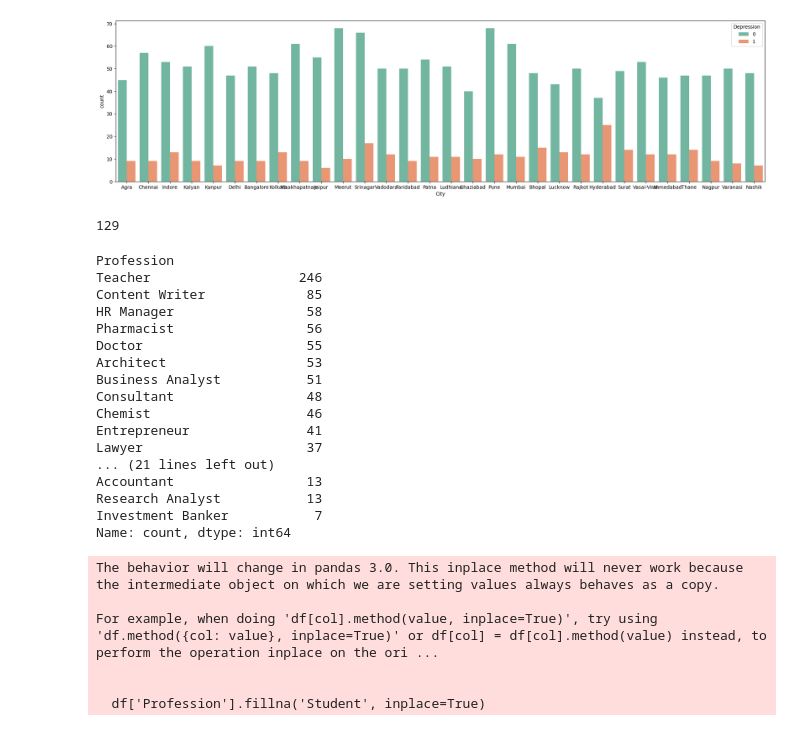
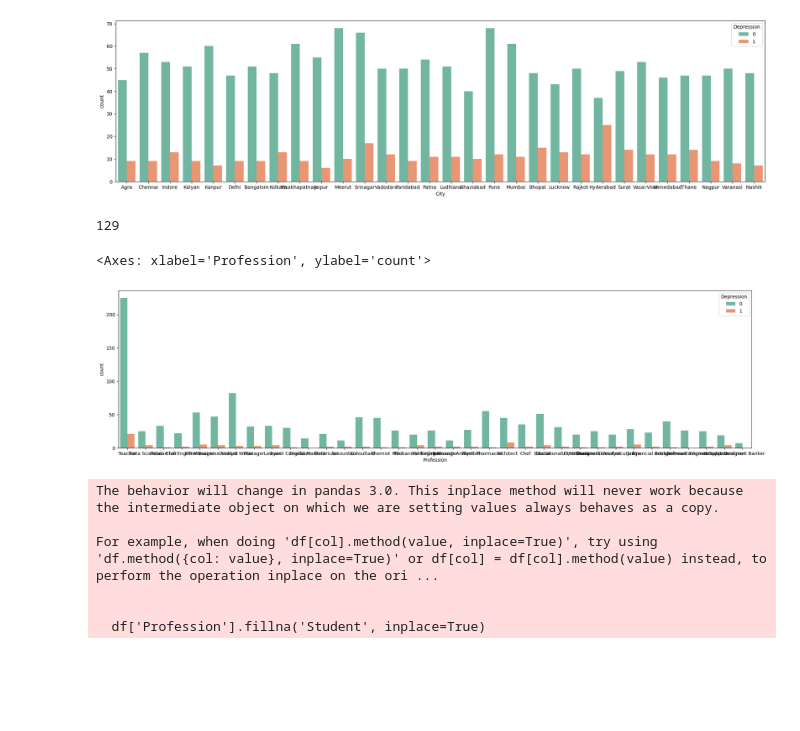
Before and after one commit to zgjhz/ai-fundamentals-hw, a Jupyter notebook: mental_health/main.ipynb, the cells around one changed output. Drawn from its saved outputs; the diff is of its cells as text; code cells hidden in the pictures; blank space fills up the shorter version.

```diff
--- a/mental_health/main.ipynb
+++ b/mental_health/main.ipynb
@@ -111,24 +111,10 @@ snus.countplot(x='City', hue='Depression', data=df, palette='Set2')
 # %%
 
 print(df_proffesional['Profession'].isna().sum())
-df_proffesional['Profession'].value_counts()
+plt.figure(figsize=(24, 6))
+snus.countplot(x='Profession', hue='Depression', data=df_proffesional, palette='Set2')
 # %% [output]
 129
-Profession
-Teacher                   246
-Content Writer             85
-HR Manager                 58
-Pharmacist                 56
-Doctor                     55
-Architect                  53
-Business Analyst           51
-Consultant                 48
-Chemist                    46
-Entrepreneur               41
-Lawyer                     37
-... (21 lines left out)
-Accountant                 13
-Research Analyst           13
-Investment Banker           7
-Name: count, dtype: int64
+<Axes: xlabel='Profession', ylabel='count'>
+[figure, added]
 # %%
```
Also changed, not shown: parts of 8 cells of this notebook, 3 other files.
